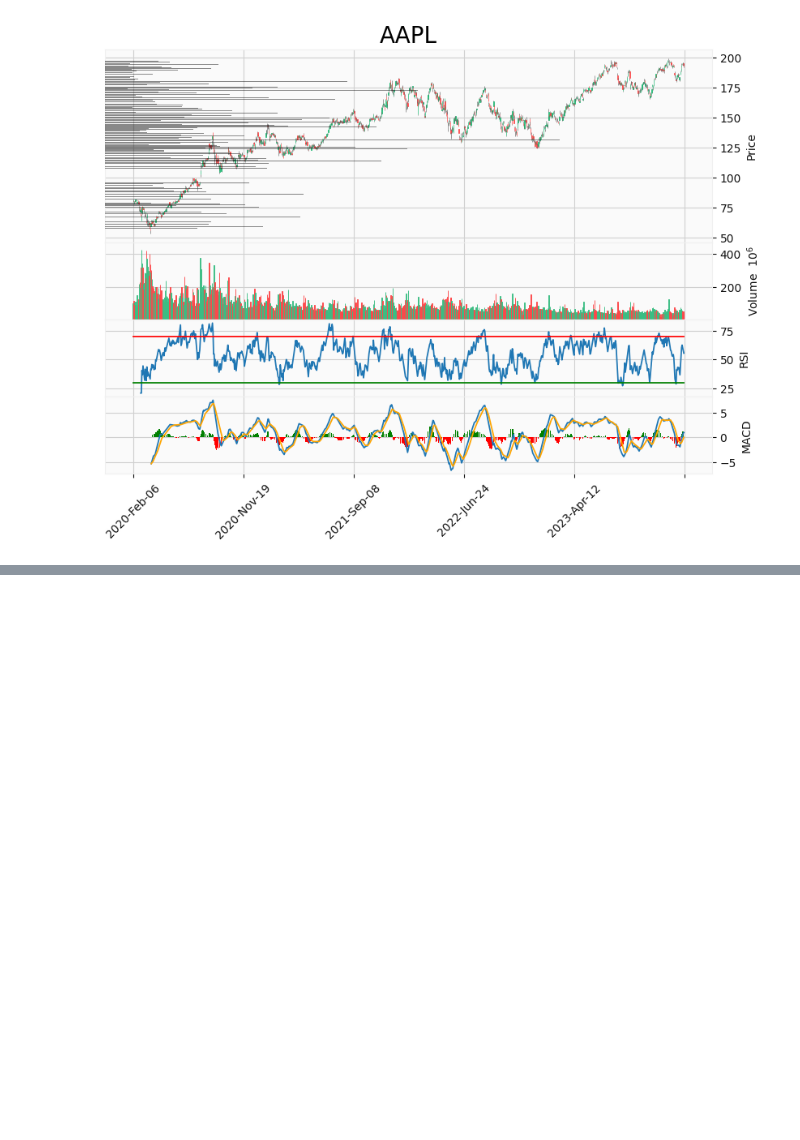
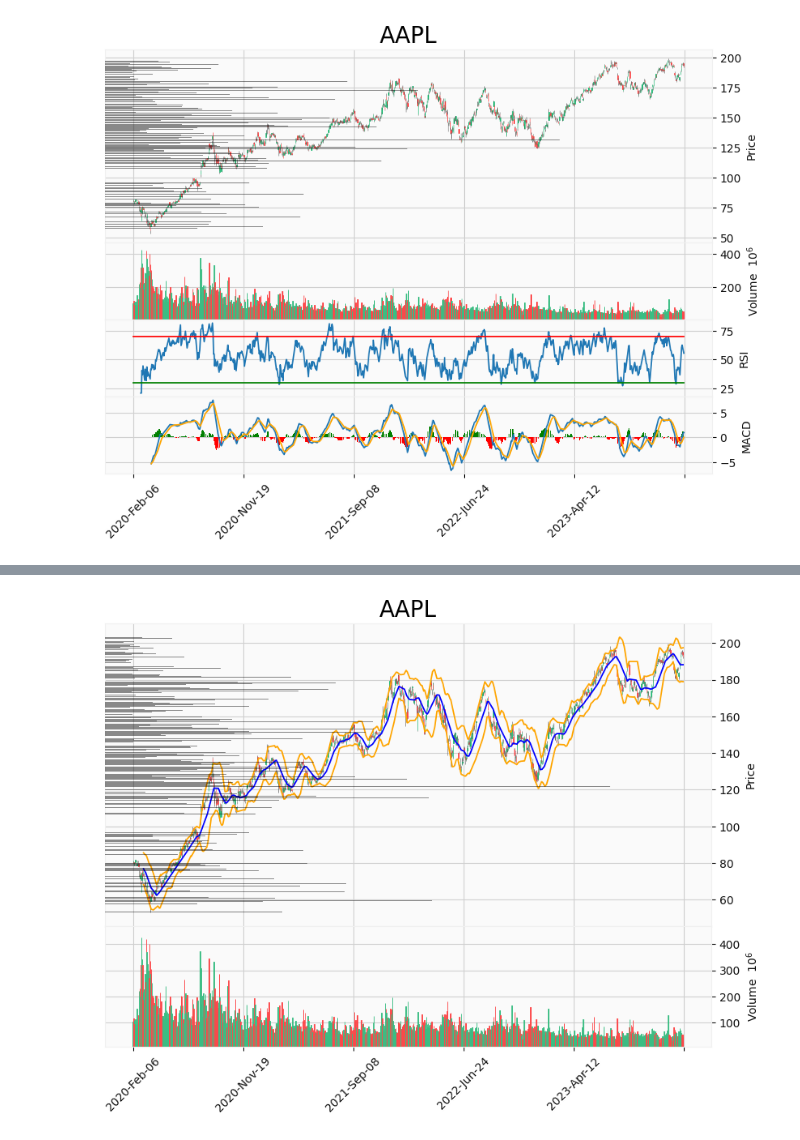
Before and after one commit to 97gamjak/stockMarket, a Jupyter notebook: notebooks/technicalAnalysis.ipynb, the cells around one changed output, grey strips where cells are left out. Saved outputs shown, nothing was run; the diff lists cells and outputs as text; code cells hidden in the pictures; blank space fills up the shorter version.

```diff
--- a/notebooks/technicalAnalysis.ipynb
+++ b/notebooks/technicalAnalysis.ipynb
@@ -217,0 +39,12 @@ datetime
+# %%
+from stockMarket.core import Technicals
+from scipy.signal import argrelextrema
+import numpy as np
+import pytrendline
+import matplotlib.pyplot as plt
+
+contract = Technicals(ticker="AAPL")
+contract.init_pricing_data(interval="daily", n_bars=1000)
+bbands = contract.bbands()
+contract.plot(bbands=bbands)
+# %% [output]
@@ -217,0 +52 @@ datetime
+[figure, added]
```
Also changed, not shown: parts of 2 cells of this notebook, 6 other files.
